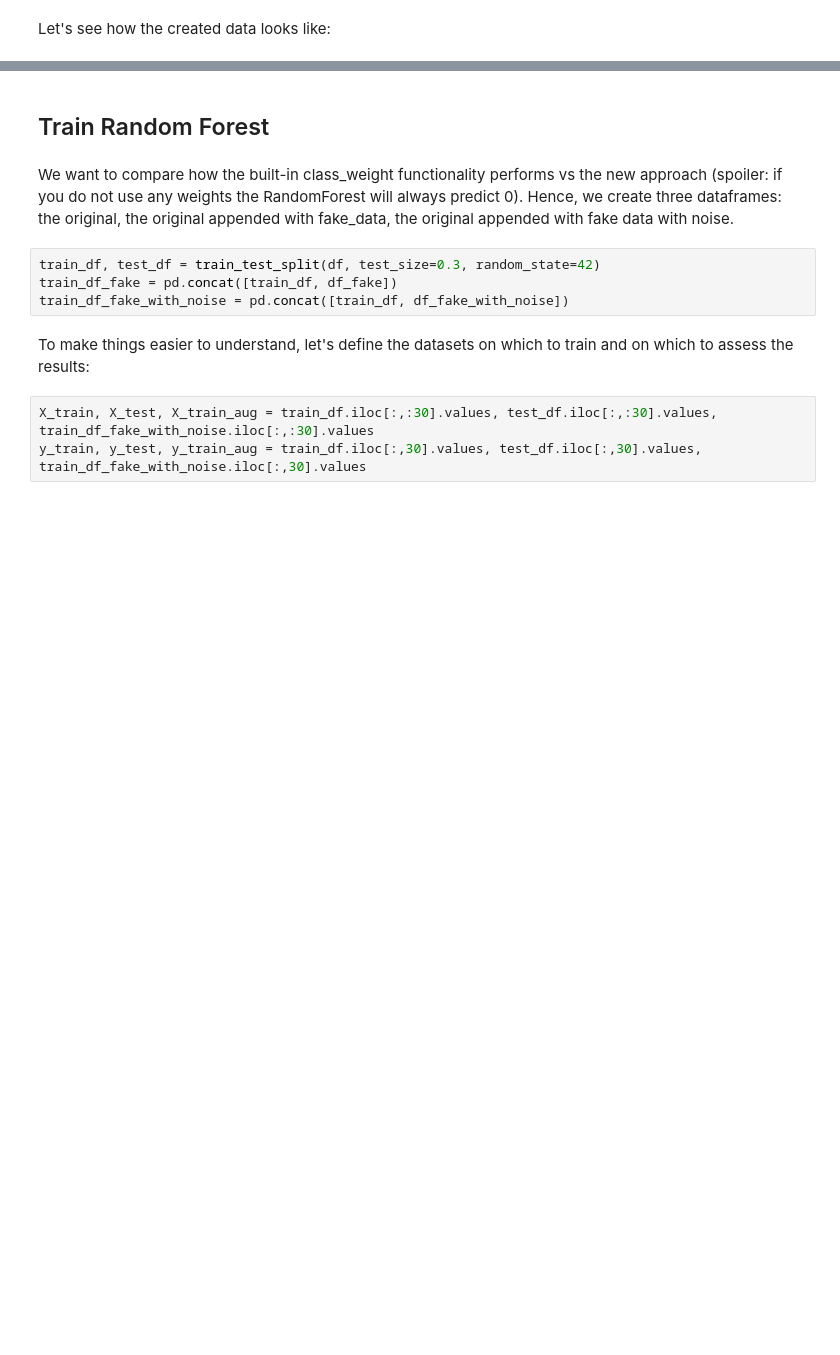
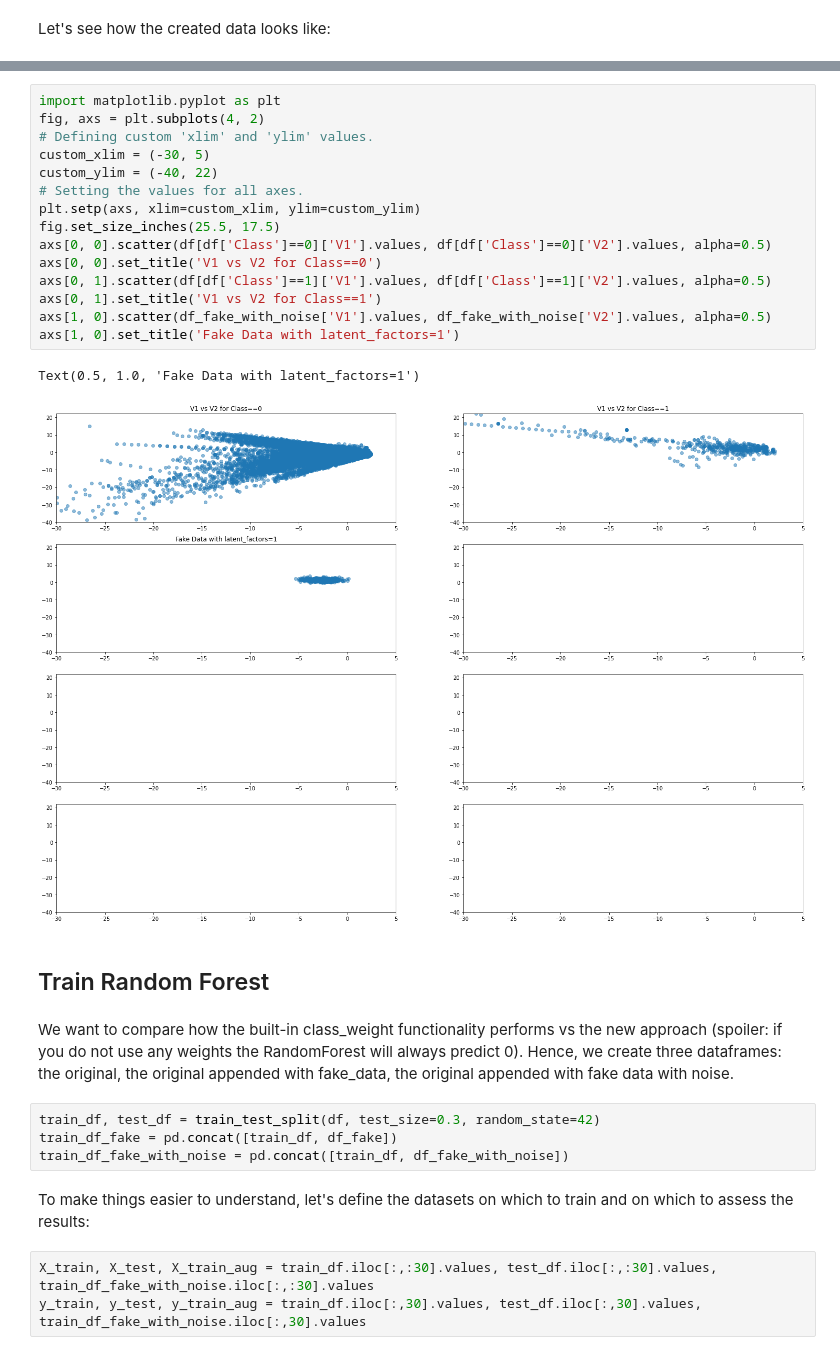
Before and after one commit to lschmiddey/deep_tabular_augmentation, a Jupyter notebook: Notebooks/DeepLearning_DataAugmentation_RF.ipynb, the cells around one changed output, grey strips where cells are left out. Drawn from its saved outputs; the diff is of its cells as text; blank space fills up the shorter version.

```diff
--- a/Notebooks/DeepLearning_DataAugmentation_RF.ipynb
+++ b/Notebooks/DeepLearning_DataAugmentation_RF.ipynb
@@ -136,3 +176,21 @@ df_fake_with_noise.describe().loc[['mean']]
+# %%
+import matplotlib.pyplot as plt
+fig, axs = plt.subplots(4, 2)
+# Defining custom 'xlim' and 'ylim' values.
+custom_xlim = (-30, 5)
+custom_ylim = (-40, 22)
+# Setting the values for all axes.
+plt.setp(axs, xlim=custom_xlim, ylim=custom_ylim)
+fig.set_size_inches(25.5, 17.5)
+axs[0, 0].scatter(df[df['Class']==0]['V1'].values, df[df['Class']==0]['V2'].values, alpha=0.5)
+axs[0, 0].set_title('V1 vs V2 for Class==0')
+axs[0, 1].scatter(df[df['Class']==1]['V1'].values, df[df['Class']==1]['V2'].values, alpha=0.5)
+axs[0, 1].set_title('V1 vs V2 for Class==1')
+axs[1, 0].scatter(df_fake_with_noise['V1'].values, df_fake_with_noise['V2'].values, alpha=0.5)
+axs[1, 0].set_title('Fake Data with latent_factors=1')
+# %% [output]
+Text(0.5, 1.0, 'Fake Data with latent_factors=1')
+[figure, added]
 # %% [markdown]
 ## Train Random Forest
 # %% [markdown]
```
Also changed, not shown: parts of 9 cells of this notebook, 1 other file.
